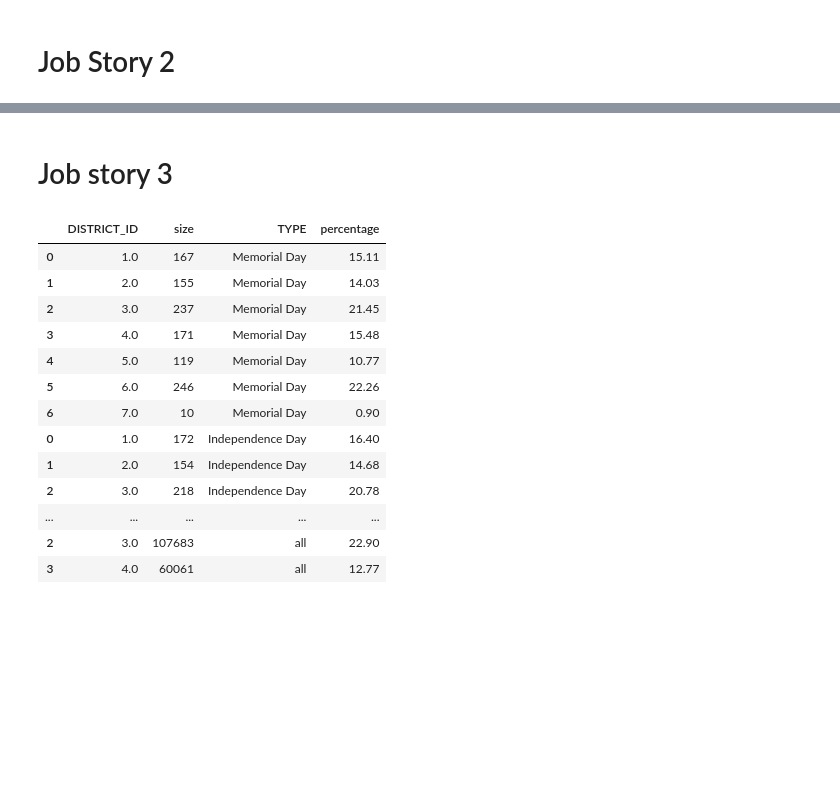
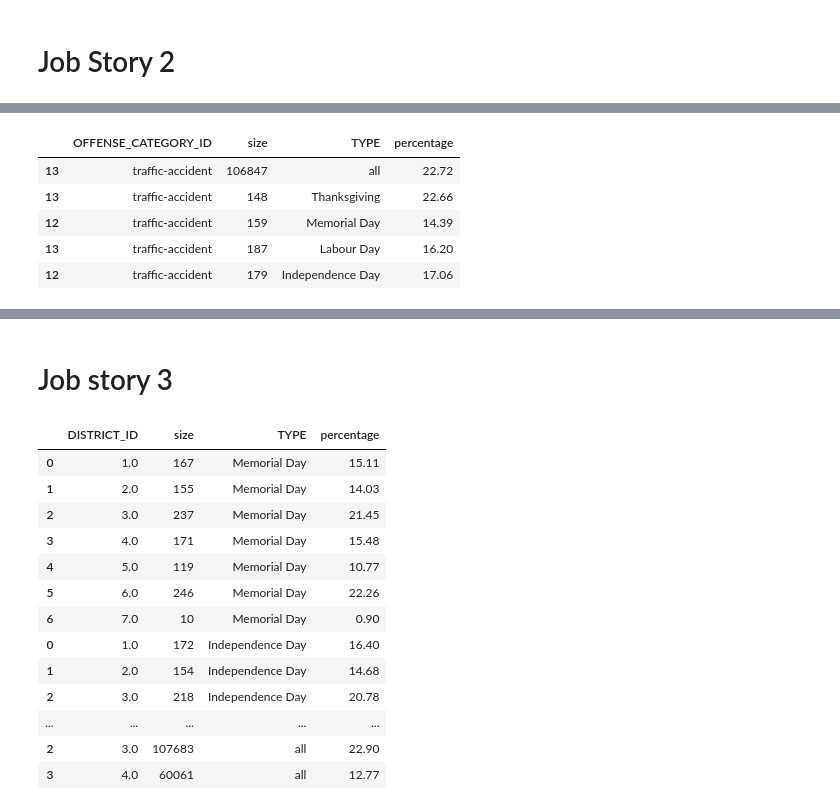
Before and after one commit to KolmschateS/poc-crime, a Jupyter notebook: crimestat.ipynb, the cells around one changed output, grey strips where cells are left out. Cells and saved outputs as stored; diff of their text form; code cells hidden in the pictures; blank space fills up the shorter version.

```diff
--- a/crimestat.ipynb
+++ b/crimestat.ipynb
@@ -466,3 +477,14 @@ j2_final
+# %%
+is_traffic = j2_final["OFFENSE_CATEGORY_ID"] == "traffic-accident"
+traffic_df = j2_final[is_traffic]
+traffic_df
+# %% [output]
+|  | OFFENSE_CATEGORY_ID | size | TYPE | percentage |
+| 13 | traffic-accident | 106847 | all | 22.72 |
+| 13 | traffic-accident | 148 | Thanksgiving | 22.66 |
+| 12 | traffic-accident | 159 | Memorial Day | 14.39 |
+| 13 | traffic-accident | 187 | Labour Day | 16.20 |
+| 12 | traffic-accident | 179 | Independence Day | 17.06 |
 # %%
 a4_dims = (20, 15)
 fig, ax = plt.subplots(figsize=a4_dims)
```
Also changed, not shown: parts of 6 cells of this notebook, 2 other files.
